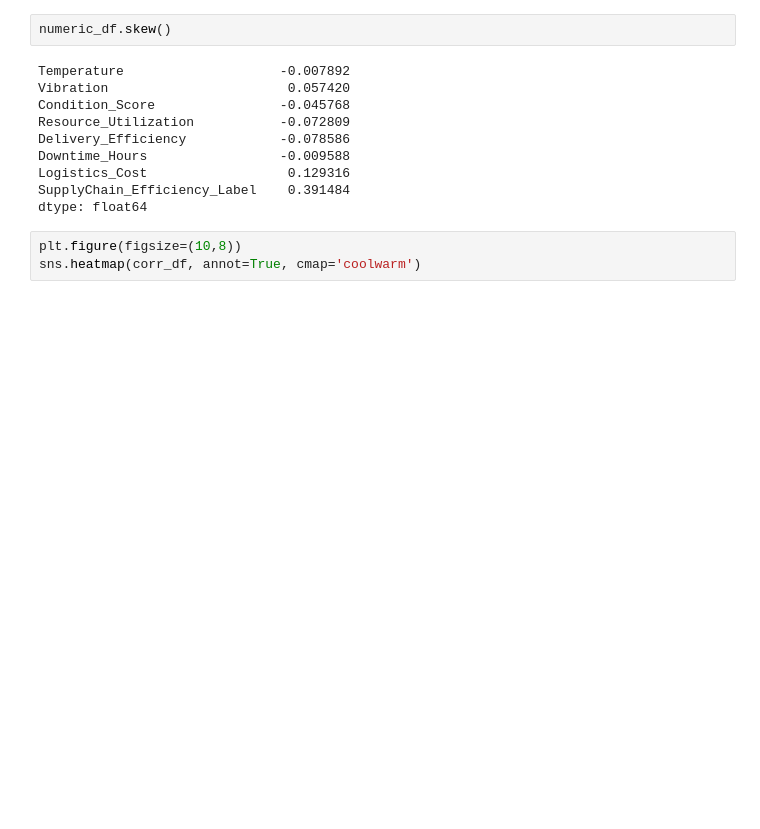
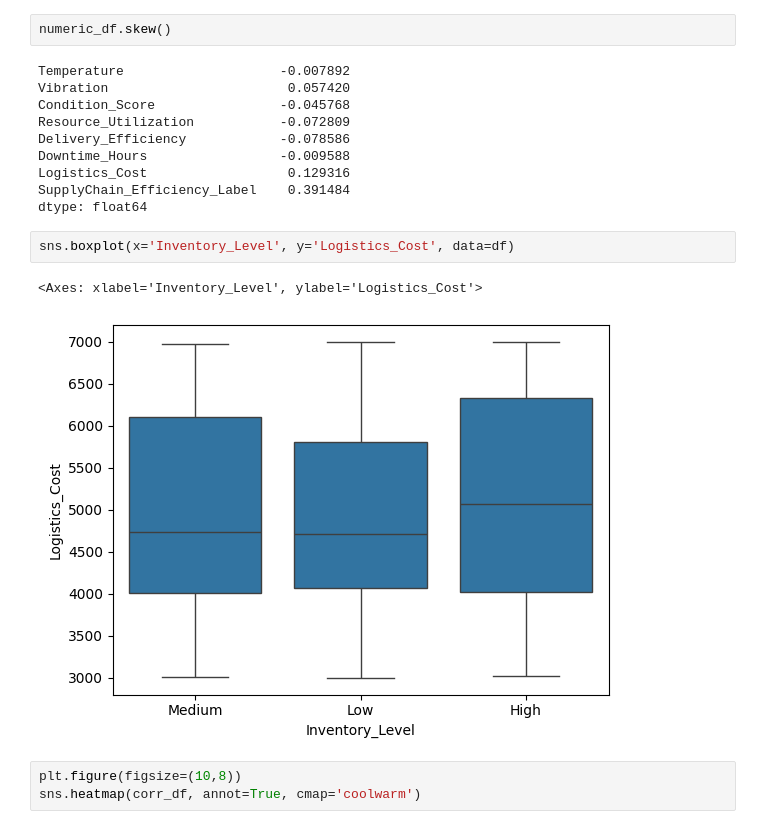
Before and after one commit to Vishesh-coder/AI_ML, a Jupyter notebook: EDA/eda.ipynb, the cells around one changed output. Saved outputs shown, nothing was run; the diff lists cells and outputs as text; blank space fills up the shorter version.

```diff
--- a/EDA/eda.ipynb
+++ b/EDA/eda.ipynb
@@ -251,6 +260,11 @@ Downtime_Hours                 -0.009588
 Logistics_Cost                  0.129316
 SupplyChain_Efficiency_Label    0.391484
 dtype: float64
+# %%
+sns.boxplot(x='Inventory_Level', y='Logistics_Cost', data=df)
+# %% [output]
+<Axes: xlabel='Inventory_Level', ylabel='Logistics_Cost'>
+[figure, added]
 # %%
 plt.figure(figsize=(10,8))
 sns.heatmap(corr_df, annot=True, cmap='coolwarm')
```
Also changed, not shown: parts of 4 cells of this notebook.
